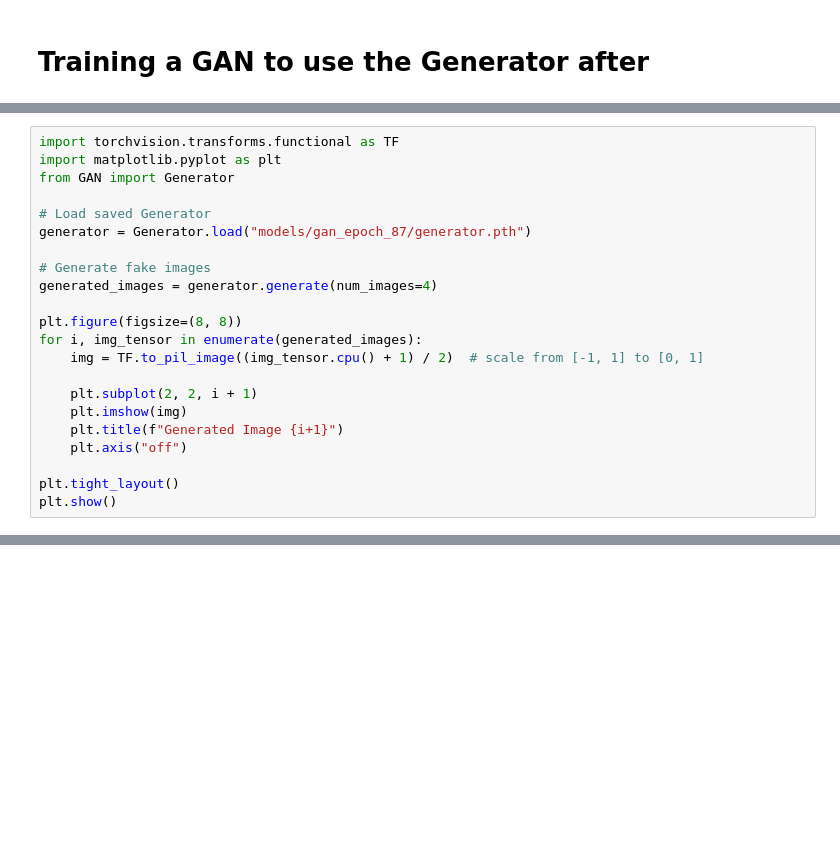
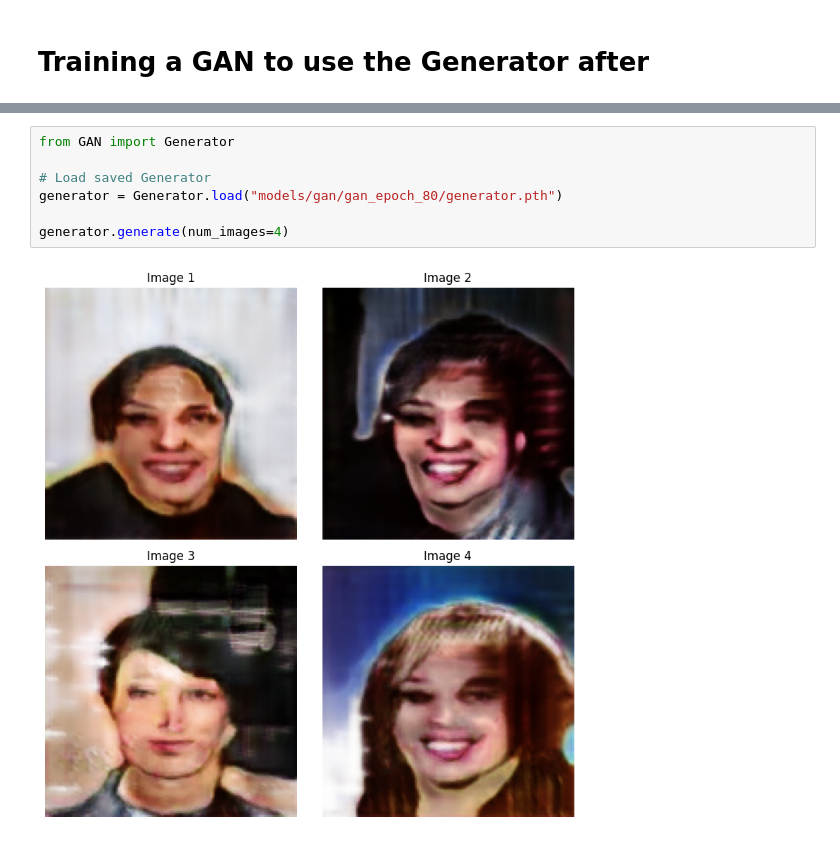
Before and after one commit to seblessa/DRL, a Jupyter notebook: notebook.ipynb, the cells around one changed output, grey strips where cells are left out. Drawn from its saved outputs; the diff is of its cells as text; blank space fills up the shorter version.

```diff
--- a/notebook.ipynb
+++ b/notebook.ipynb
@@ -145,22 +93,0 @@ pred_label, pred_prob = discriminator.predict_single(sample['path'])
-# %%
-import torchvision.transforms.functional as TF
-import matplotlib.pyplot as plt
-from GAN import Generator
-
-# Load saved Generator
-generator = Generator.load("models/gan_epoch_87/generator.pth")
-
-# Generate fake images
-generated_images = generator.generate(num_images=4)
-
-plt.figure(figsize=(8, 8))
-for i, img_tensor in enumerate(generated_images):
-    img = TF.to_pil_image((img_tensor.cpu() + 1) / 2)  # scale from [-1, 1] to [0, 1]
-
-    plt.subplot(2, 2, i + 1)
-    plt.imshow(img)
-    plt.title(f"Generated Image {i+1}")
-    plt.axis("off")
-
-plt.tight_layout()
-plt.show()
@@ -168,0 +111,9 @@ plt.show()
+# %%
+from GAN import Generator
+
+# Load saved Generator
+generator = Generator.load("models/gan/gan_epoch_80/generator.pth")
+
+generator.generate(num_images=4)
+# %% [output]
+[figure, added]
```
Also changed, not shown: parts of 10 cells of this notebook, 49 other files.
